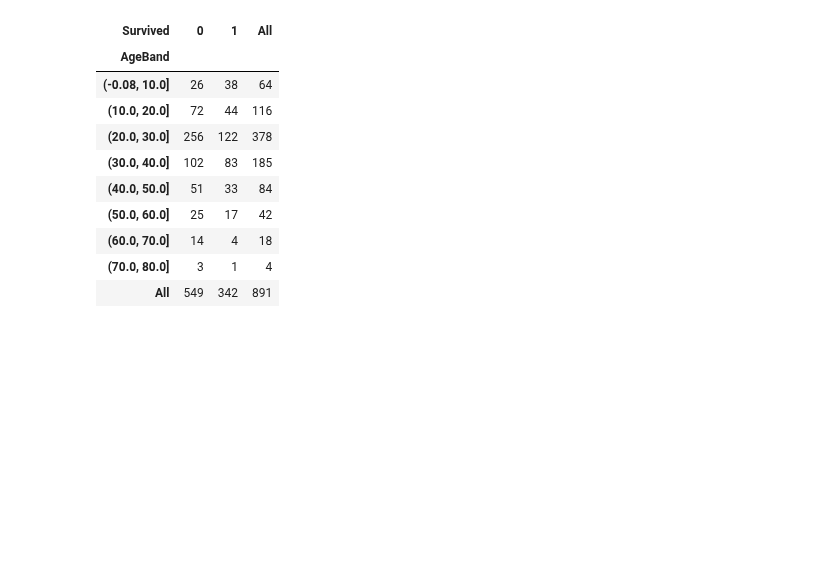
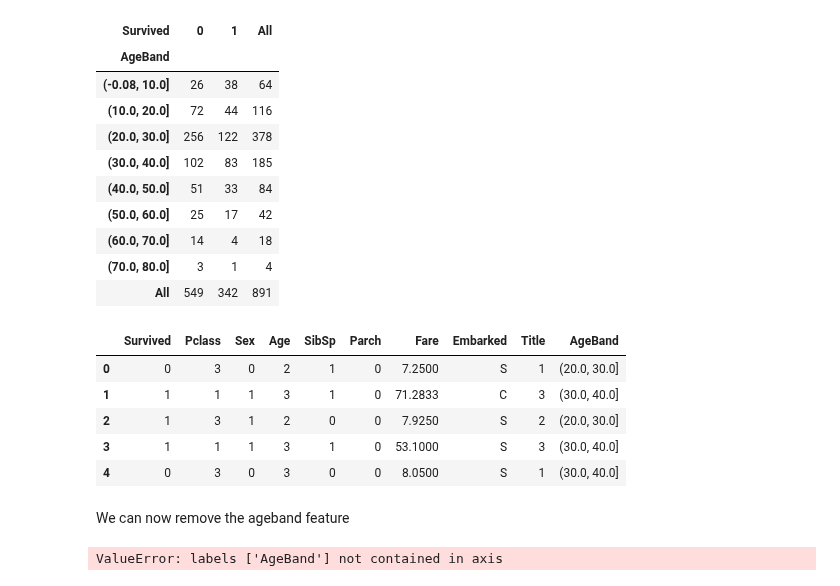
Before and after one commit to sushant2811/KaggleTitanic, a Jupyter notebook: KaggleTitanicSushant.ipynb, the cells around one changed output. Cells and saved outputs as stored; diff of their text form; code cells hidden in the pictures; blank space fills up the shorter version.

Commit message:
Converting age into ordinal using agebands

```diff
--- a/KaggleTitanicSushant.ipynb
+++ b/KaggleTitanicSushant.ipynb
@@ -1001,3 +1001,27 @@ pd.crosstab(train_df['AgeBand'], train_df['Survived'], margins = True) # 1:femal
 | (60.0, 70.0] | 14 | 4 | 18 |
 | (70.0, 80.0] | 3 | 1 | 4 |
 | All | 549 | 342 | 891 |
+# %%
+for dataset in combine:
+    dataset.loc[ dataset['Age'] <= 10, 'Age'] = 0
+    dataset.loc[(dataset['Age'] > 10) & (dataset['Age'] <= 20), 'Age'] = 1
+    dataset.loc[(dataset['Age'] > 20) & (dataset['Age'] <= 30), 'Age'] = 2
+    dataset.loc[(dataset['Age'] > 30) & (dataset['Age'] <= 40), 'Age'] = 3
+    dataset.loc[(dataset['Age'] > 40) & (dataset['Age'] <= 50), 'Age'] = 4
+    dataset.loc[(dataset['Age'] > 50) & (dataset['Age'] <= 60), 'Age'] = 5
+    dataset.loc[(dataset['Age'] > 60) & (dataset['Age'] <= 70), 'Age'] = 6
+    dataset.loc[ dataset['Age'] > 70, 'Age'] = 7
+train_df.head()
+# %% [output]
+|  | Survived | Pclass | Sex | Age | SibSp | Parch | Fare | Embarked | Title | AgeBand |
+| 0 | 0 | 3 | 0 | 2 | 1 | 0 | 7.2500 | S | 1 | (20.0, 30.0] |
+| 1 | 1 | 1 | 1 | 3 | 1 | 0 | 71.2833 | C | 3 | (30.0, 40.0] |
+| 2 | 1 | 3 | 1 | 2 | 0 | 0 | 7.9250 | S | 2 | (20.0, 30.0] |
+| 3 | 1 | 1 | 1 | 3 | 1 | 0 | 53.1000 | S | 3 | (30.0, 40.0] |
+| 4 | 0 | 3 | 0 | 3 | 0 | 0 | 8.0500 | S | 1 | (30.0, 40.0] |
+# %% [markdown]
+We can now remove the ageband feature
+# %%
+train_df = train_df.drop(['AgeBand'], axis=1)
+# %% [output]
+ValueError: labels ['AgeBand'] not contained in axis
```
Also changed, not shown: parts of 2 cells of this notebook.
